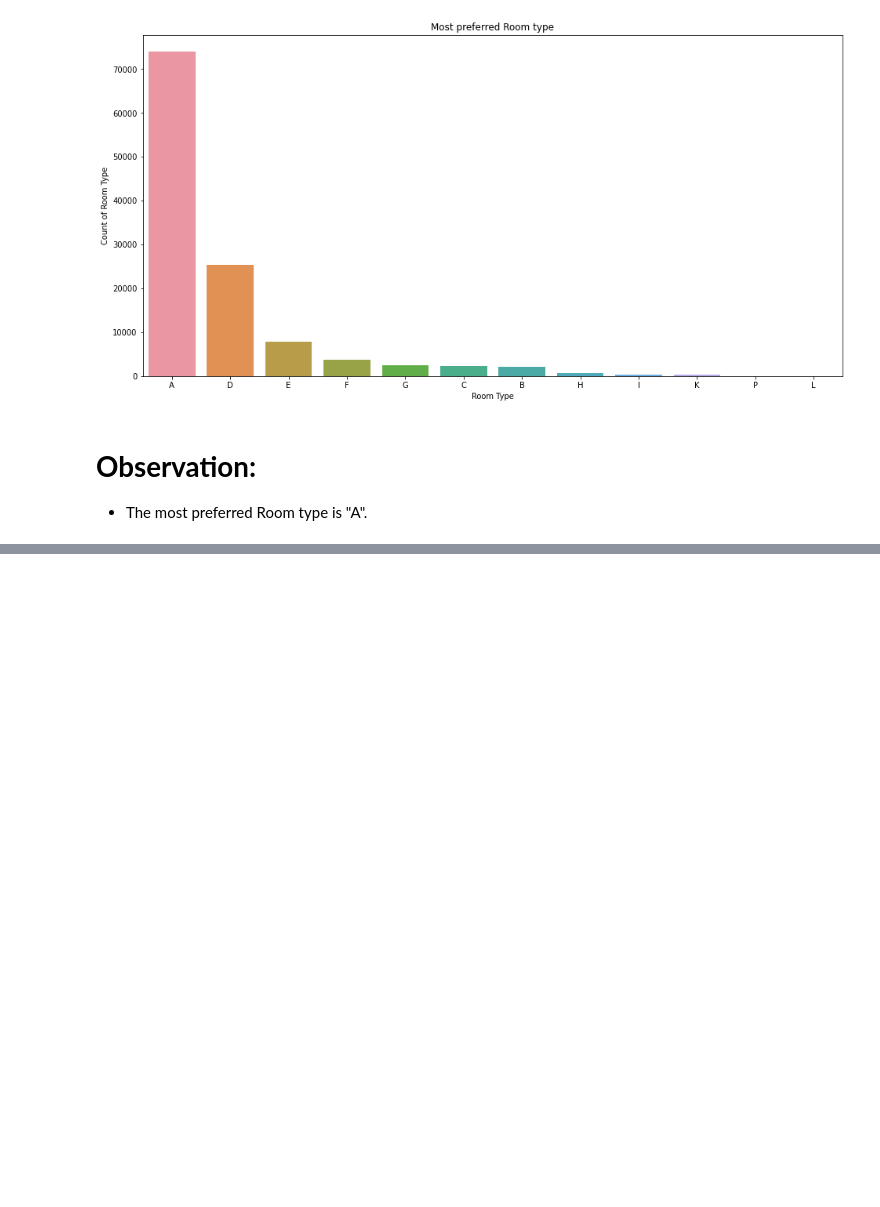
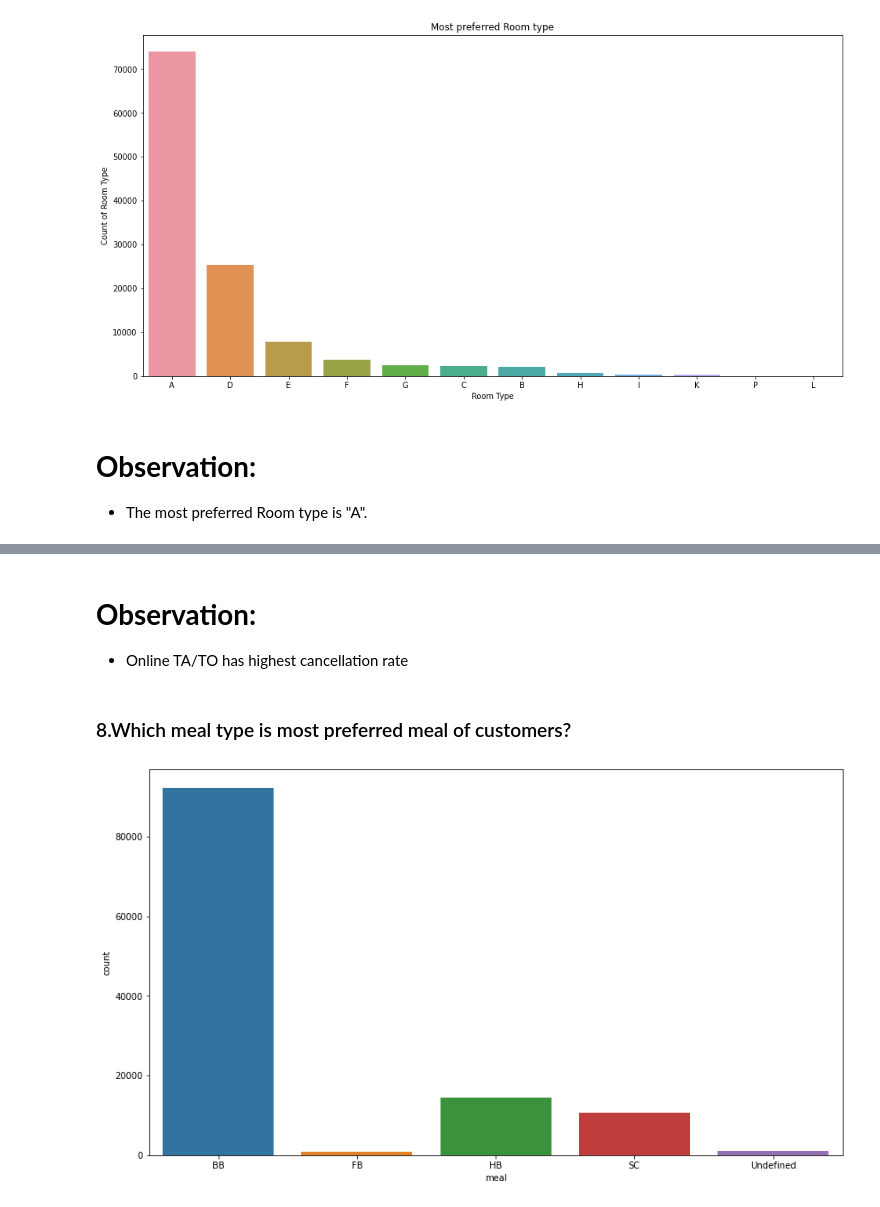
Before and after one commit to aman699/tesla-code, a Jupyter notebook: Hotel_Booking_Analysis(Team_colab)_Capstone_Project.ipynb, the cells around one changed output, grey strips where cells are left out. Drawn from its saved outputs; the diff is of its cells as text; code cells hidden in the pictures; blank space fills up the shorter version.

```diff
--- a/Hotel_Booking_Analysis(Team_colab)_Capstone_Project.ipynb
+++ b/Hotel_Booking_Analysis(Team_colab)_Capstone_Project.ipynb
@@ -344,0 +382,15 @@ Text(0.5, 1.0, 'Most preferred Room type')
+# %% [markdown]
+# **Observation:**
+
+
+*   Online TA/TO has highest cancellation rate
+# %% [markdown]
+### 8.Which meal type is most preferred meal of customers?
+# %%
+# Showing the most preferred meal of customers in bar graph
+plt.figure( figsize=(14, 8))
+
+sns.countplot(x = df['meal'])
+plt.show()
+# %% [output]
+[figure, added]
```
Also changed, not shown: parts of 15 cells of this notebook.
